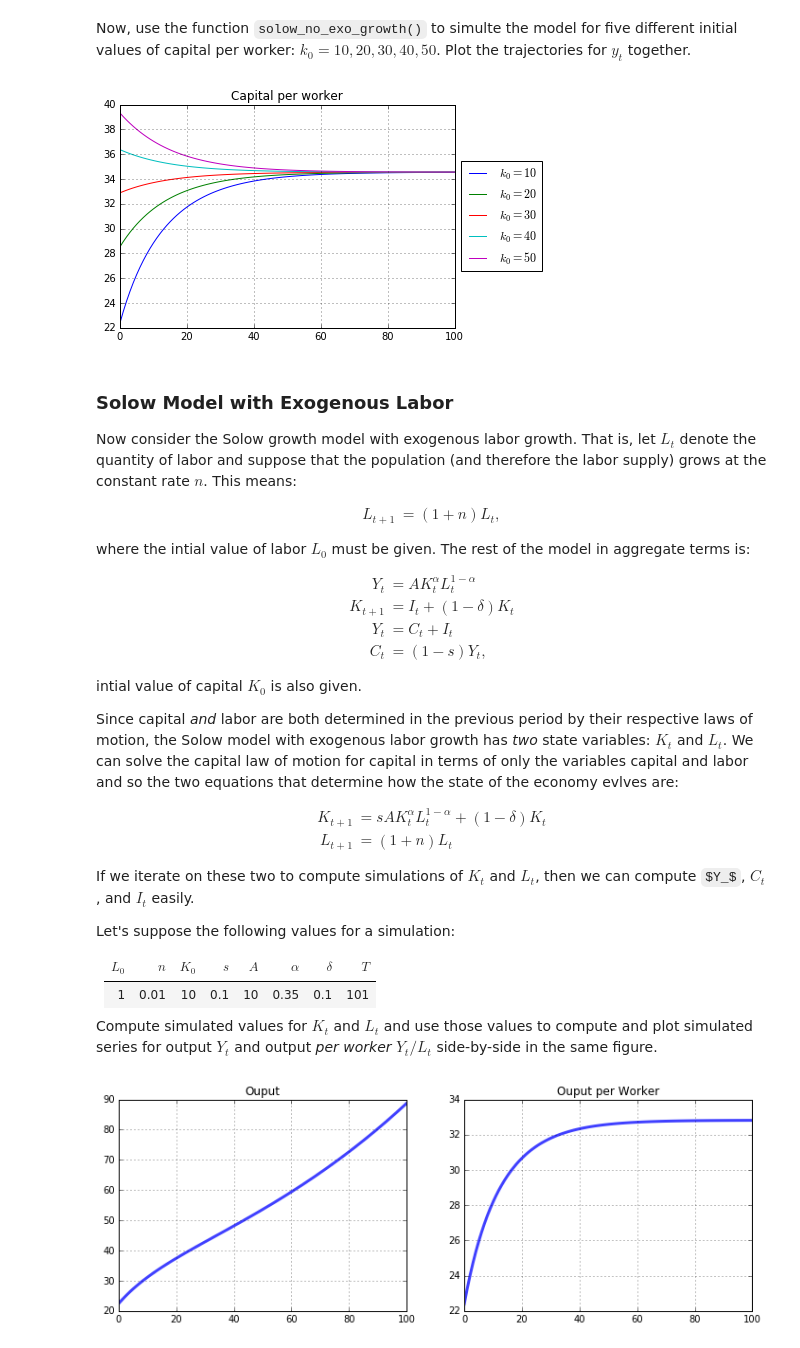
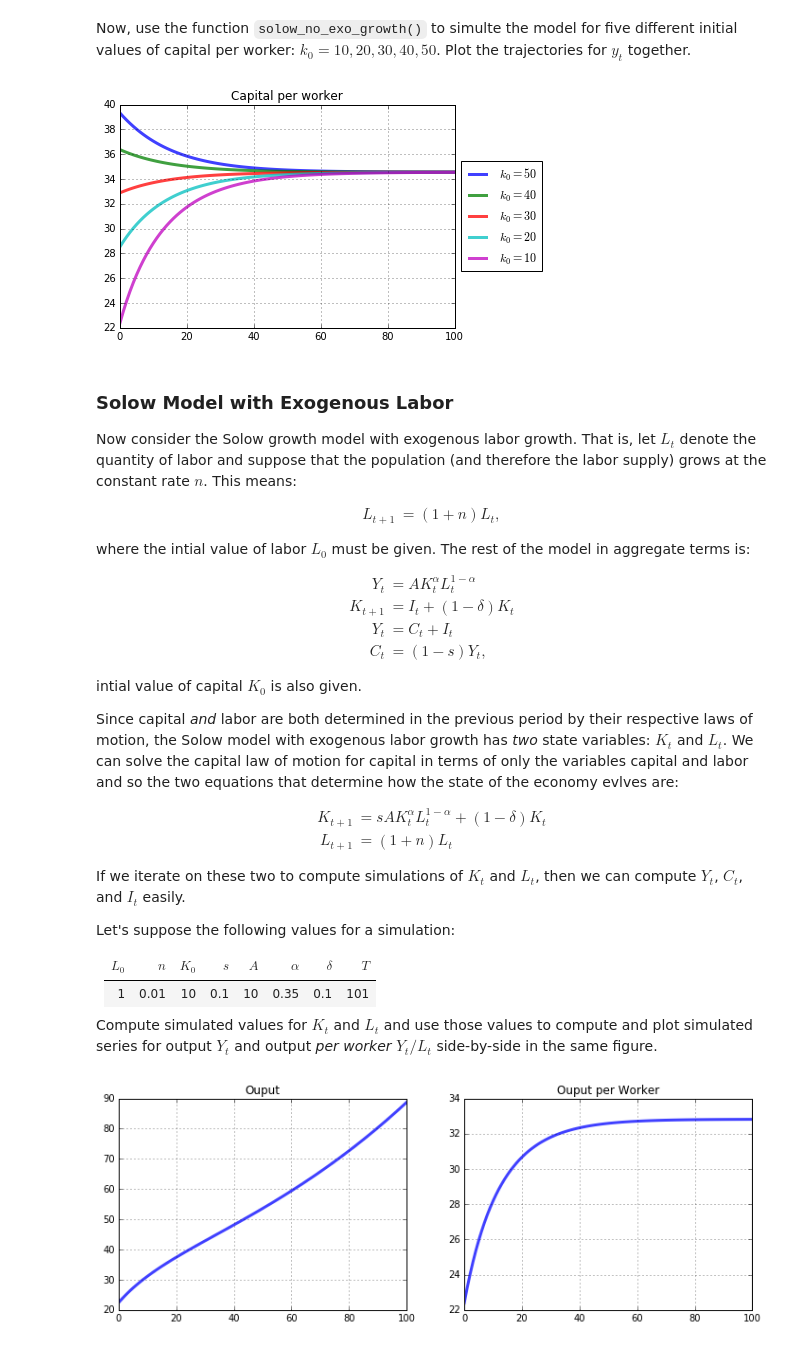
Before and after one commit to t-hdd/econ126, a Jupyter notebook: Lecture Notebooks/Econ126_Class_08.ipynb, the cells around one changed output. Saved outputs shown, nothing was run; the diff lists cells and outputs as text; code cells hidden in the pictures; some formulas as TeX source.

```diff
--- a/Lecture Notebooks/Econ126_Class_08.ipynb
+++ b/Lecture Notebooks/Econ126_Class_08.ipynb
@@ -182,27 +183,27 @@ print(df.head())
 Now, use the function `solow_no_exo_growth()` to simulte the model for five different initial values of capital per worker: $k_0 = 10, 20, 30, 40, 50$. Plot the trajectories for $y_t$ together.
 # %%
 # Create variable 'initial_ks' that store the five initial values of k[t]
-initial_ks = [10,20,30,40,50]
+initial_ks = [50,40,30,20,10]
 
 # Create a figure and axis
 fig = plt.figure()
 ax = fig.add_subplot(1,1,1)
 
 # Iterate over k0 in initial_ks and plot
 for k0 in initial_ks:
     df = solow_no_exo_growth(s,A,alpha,delta,T,k0)
-    ax.plot(df.output,label='$k_0='+str(k0)+'$')
+    ax.plot(df.output,lw=3,alpha=0.75,label='$k_0='+str(k0)+'$')
 
 # Add title
 ax.set_title('Capital per worker')
 
 # Create legend. Use ax.legend(loc='center left', bbox_to_anchor=(1, 0.5)) to put legend outside of axis
 ax.legend(loc='center left', bbox_to_anchor=(1, 0.5))
 
 # Add grid if you want
 ax.grid()
 # %% [output]
-[figure, old version]
+[figure, new version]
 # %% [markdown]
 ### Solow Model with Exogenous Labor
 
@@ -230,7 +231,7 @@ K_{t+1} & = sAK_t^{\alpha}L_t^{1-\alpha} + (1-\delta)K_{t}\\
 L_{t+1} & = (1+n)L_t
 \end{align}
 
-If we iterate on these two to compute simulations of $K_t$ and $L_t$, then we can compute $Y_$, $C_t$, and $I_t$ easily.
+If we iterate on these two to compute simulations of $K_t$ and $L_t$, then we can compute $Y_t$, $C_t$, and $I_t$ easily.
 
 Let's suppose the following values for a simulation:
 
```
Also changed, not shown: parts of 7 cells of this notebook, 2 other files.
